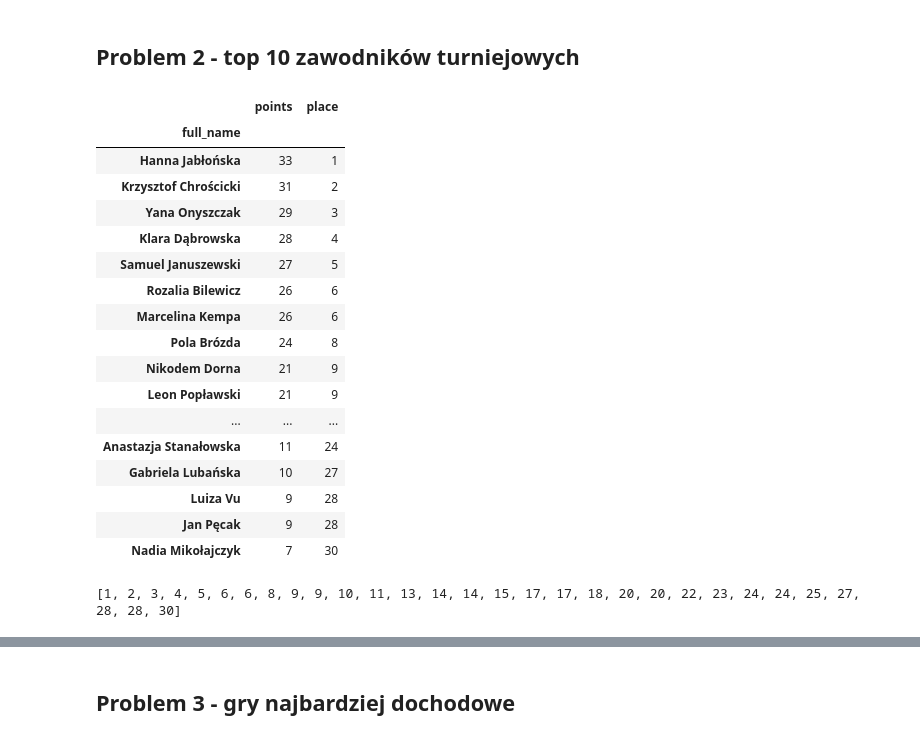
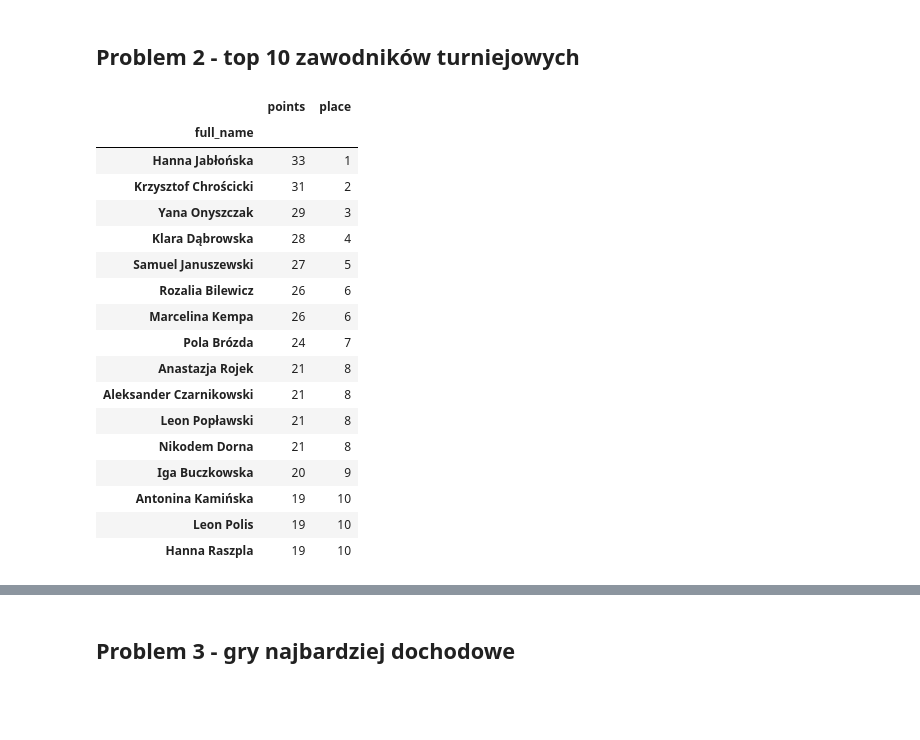
Before and after one commit to mweuro/Gameshop_database, a Jupyter notebook: Michal/analysis.ipynb, the cells around one changed output, grey strips where cells are left out. Drawn from its saved outputs; the diff is of its cells as text; code cells hidden in the pictures; blank space fills up the shorter version.

```diff
--- a/Michal/analysis.ipynb
+++ b/Michal/analysis.ipynb
@@ -143,65 +139,49 @@ plt.show()
 # %% [markdown]
 ## Problem 2 - top 10 zawodników turniejowych
 # %%
-df2 = join_tables(competition_results, customers, 'customer_id', 'customer_id')
-df2['full_name'] = df2['first_name'] + ' ' + df2['last_name']
-df2 = df2[['place', 'full_name']]
-df2 = df2[df2.place <= 3]
-df2['points'] = 4 - df2['place']
-df2 = df2.drop('place', axis = 1)
-df22 = df2.groupby(['full_name']).sum().sort_values(by = 'points', ascending = False)
-df22.insert(1, 'place', [(i + 1) for i in range(np.shape(df22)[0])])
-d = df22['points'].value_counts()
+sql = """
+SELECT CONCAT(first_name, ' ', last_name) AS full_name,
+        SUM(4 - place) AS points
+FROM competition_results
+JOIN customers
+USING (customer_id)
+WHERE place <= 3
+GROUP BY full_name
+ORDER BY points DESC"""
+df2 = query_to_df(sql)
+df2 = df2.set_index('full_name')
+df2.insert(1, 'place', [(i + 1) for i in range(np.shape(df2)[0])])
+d = df2['points'].value_counts()
 dups = d.where(d > 1).dropna().index.values
 for dup in dups:
-    df22['place'].mask(df22['points'] == dup, df22[df22['points'] == dup].place.values.min(), inplace = True)
-# places = list(df22.place.values)
-# new_places = []
-# for i in range(len(places) - 1):
-#     if (places[i + 1] - places[i]) <= 1:
-#         df22['place'].mask(df22['place'] == df22['place'].iloc[i], df22['place'].iloc[i], inplace = True)
-#     df22['place'].mask(df22['place'] == df22['place'].iloc[i + 1], df22['place'].iloc[i] + 1, inplace = True)
-# #     i = i + 1
+    df2['place'].mask(df2['points'] == dup, df2[df2['points'] == dup].place.values.min(), inplace = True)
+places = np.array(df2.place.values)
+unq = np.unique(places)
+new_places = np.array([i + 1 for i in range(len(unq))])
+replace_dict = dict(zip(unq, new_places))
+for key, value in replace_dict.items():
+    places[places == key] = value
+df2['place'] = places
 
-df22
+df2 = df2[df2.place <= 10]
+df2
 # %% [output]
 |  | points | place |
 | full_name |  |  |
 | Hanna Jabłońska | 33 | 1 |
 | Krzysztof Chrościcki | 31 | 2 |
 | Yana Onyszczak | 29 | 3 |
 | Klara Dąbrowska | 28 | 4 |
 | Samuel Januszewski | 27 | 5 |
 | Rozalia Bilewicz | 26 | 6 |
 | Marcelina Kempa | 26 | 6 |
-| Pola Brózda | 24 | 8 |
-| Nikodem Dorna | 21 | 9 |
-| Leon Popławski | 21 | 9 |
-| ... | ... | ... |
-| Anastazja Stanałowska | 11 | 24 |
-| Gabriela Lubańska | 10 | 27 |
-| Luiza Vu | 9 | 28 |
-| Jan Pęcak | 9 | 28 |
-| Nadia Mikołajczyk | 7 | 30 |
+| Pola Brózda | 24 | 7 |
+| Anastazja Rojek | 21 | 8 |
+| Aleksander Czarnikowski | 21 | 8 |
+| Leon Popławski | 21 | 8 |
+| Nikodem Dorna | 21 | 8 |
+| Iga Buczkowska | 20 | 9 |
+| Antonina Kamińska | 19 | 10 |
+| Leon Polis | 19 | 10 |
+| Hanna Raszpla | 19 | 10 |
-# %%
-def generuj_liste_miejsc(lista_miejsc):
-    wynik = []
-    liczby_wystapien = {}
-
-    for miejsce in lista_miejsc:
-        if miejsce in liczby_wystapien:
-            liczby_wystapien[miejsce] += 1
-            wynik.append(miejsce + liczby_wystapien[miejsce] - 1)
-        else:
-            liczby_wystapien[miejsce] = 0
-            wynik.append(miejsce)
-
-    return wynik
-
-# Przykładowe użycie
-lista_wejsciowa = [1, 2, 3, 4, 5, 6, 6, 8, 9, 9, 9, 9, 13, 14, 14, 14, 17, 17, 17, 20, 20, 22, 23, 24, 24, 24, 27, 28, 28, 30]
-wynikowa_lista = generuj_liste_miejsc(lista_wejsciowa)
-print(wynikowa_lista)
-# %% [output]
-[1, 2, 3, 4, 5, 6, 6, 8, 9, 9, 10, 11, 13, 14, 14, 15, 17, 17, 18, 20, 20, 22, 23, 24, 24, 25, 27, 28, 28, 30]
 # %%
```
Also changed, not shown: parts of 17 cells of this notebook, 1 other file.
